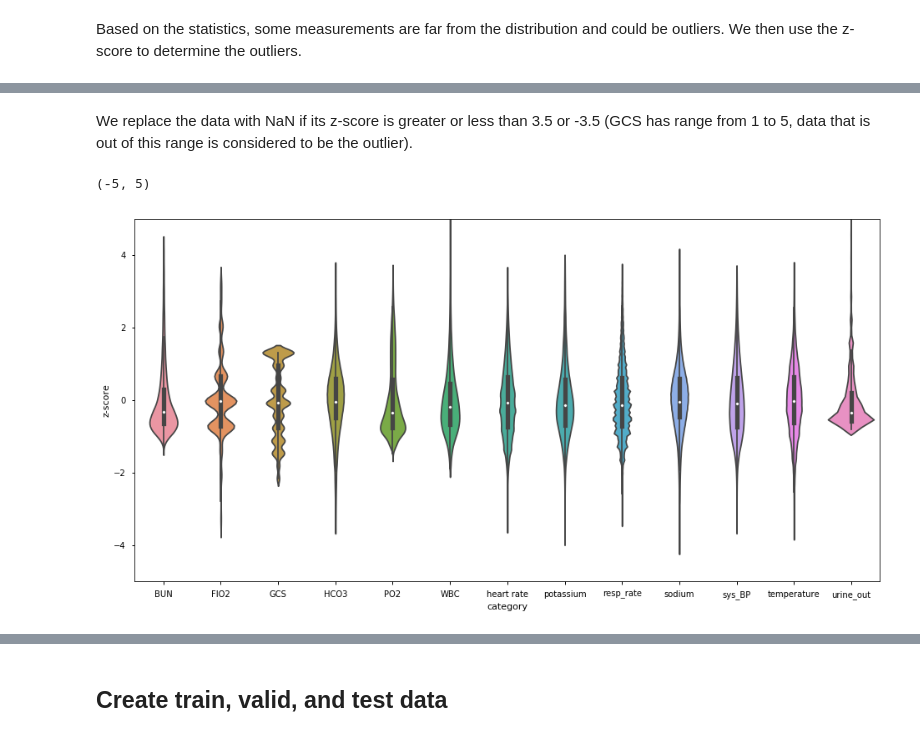
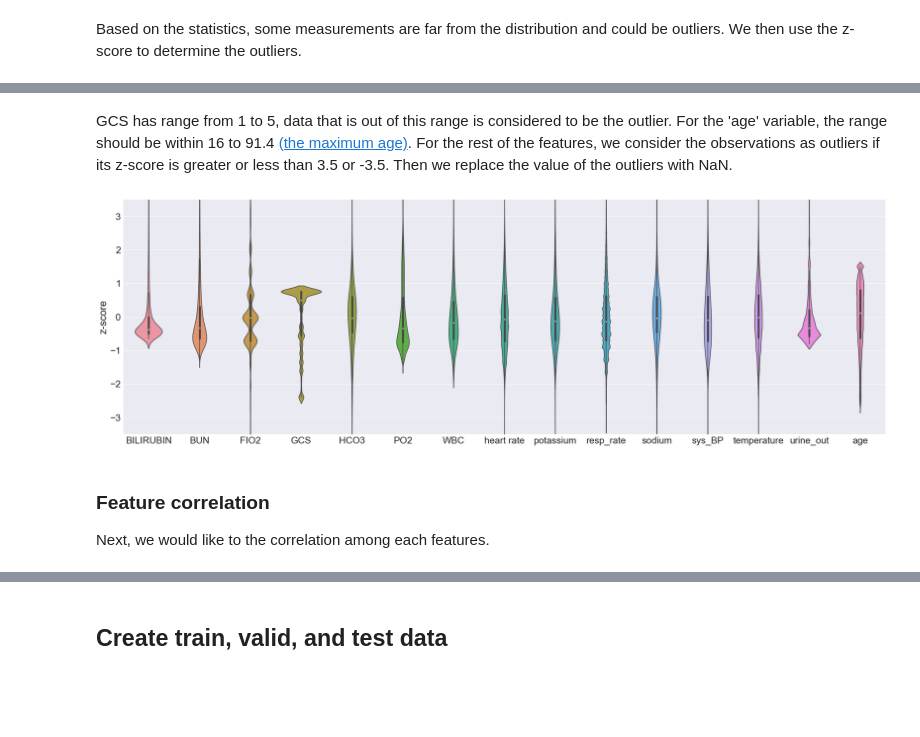
Before and after one commit to OrangeWong/predicting_morality, a Jupyter notebook: data_wrangling.ipynb, the cells around one changed output, grey strips where cells are left out. Saved outputs shown, nothing was run; the diff lists cells and outputs as text; code cells hidden in the pictures; blank space fills up the shorter version.

Commit message:
Added data_analysis.ipynb Modified data_extraction.ipynb and data_wrangling.ipynb Updated the README.md file

```diff
--- a/data_wrangling.ipynb
+++ b/data_wrangling.ipynb
@@ -77,10 +91,11 @@ First 5 rows of chartdata are:
 # %% [markdown]
 We concatenate these dataframes along axis=0. Also, we convert the 'time' column from timedelta type by adding the current date.
 # %%
-df = pd.concat(data)
+# concatenate the rawdata
+df = pd.concat(rawdata)
 df['time'] = df['time'] + datetime.date.today() # convert the timedelta to datetime
 
-# Print the dataframe
+# Print the resulted dataframe
 df.head()
 # %% [output]
 |  | icustay_id | intime | time | category | valuenum |
@@ -94,5 +109,6 @@ We then pivot the table by passing columns as category such that each row shows
 # %%
+# apply pivot to the df
 feature_df = df.pivot_table('valuenum', index=['icustay_id', 'time'], columns='category')
-feature_df.sort_index()
+feature_df = feature_df.sort_index()
 feature_df.head()
 # %% [output]
@@ -161,3 +180,6 @@ target_df.head()
+# %%
+feature_df = pd.merge(feature_df.reset_index(), patient_df['age'].reset_index(),
+                      on="icustay_id").set_index(['icustay_id', 'time'])
 # %% [markdown]
 ### Dectect outliers
 We first get a brief statistics of the dataframe of the feature.
@@ -191,22 +213,35 @@ ax.set_ylim([-5,5])
-# %% [markdown]
-We replace the data with NaN if its z-score is greater or less than 3.5 or -3.5 (GCS has range from 1 to 5, data that is out of this range is considered to be the outlier).
+# %% [markdown]
+GCS has range from 1 to 5, data that is out of this range is considered to be the outlier. For the 'age' variable, the range should be within 16 to 91.4 [(the maximum age)](https://mimic.physionet.org/mimictables/patients/). For the rest of the features, we consider the observations as outliers if its z-score is greater or less than 3.5 or -3.5. Then we replace the value of the outliers with NaN.
 # %%
 # Conditions of outliers
-for feature in (set(feature_df.columns) - set(['GCS'])):
+for feature in (set(feature_df.columns) - set(['GCS','age'])):
     feature_df.loc[np.abs(zscore[feature]) > 3.5, feature] = np.nan
 
 # Average GCS should be between the lowest (3/3=1) to highest (15/3=5)
-feature_df.loc[ (feature_df['GCS'] >= 5) | (feature_df['GCS'] <= 1), 'GCS'] = np.nan
+feature_df.loc[ (feature_df['GCS'] > 5) | (feature_df['GCS'] < 1), 'GCS'] = np.nan
+
+# The range of age is between 16 and 91.4
+feature_df.loc[ (feature_df['age'] > 91.4) | (feature_df['age'] < 16), 'age'] = np.nan
 # %%
 # Calculate the zscore of the data
 zscore = (feature_df - feature_df.mean()) / feature_df.std()
 
 # Boxplot of the zscore
-boxplot_dims = (16, 8)
+boxplot_dims = (30, 10)
+sns.set(font_scale=2.5)
 fig, ax = plt.subplots(figsize=boxplot_dims)
 sns.violinplot(ax=ax, data=zscore)
 ax.set_ylabel('z-score')
-ax.set_ylim([-5,5])
+ax.set_ylim([-3.5,3.5])
+if not os.path.exists('plot'):
+    os.makedirs('plot')
+plt.tight_layout()
+plt.savefig('plot/distribution_of_z-score')
+plt.show()
+plt.close()
 # %% [output]
-(-5, 5)
-[figure, old version]
+[figure, new version]
+# %% [markdown]
+### Feature correlation
+
+Next, we would like to the correlation among each features.
```
Also changed, not shown: parts of 34 cells of this notebook, 3 other files.
